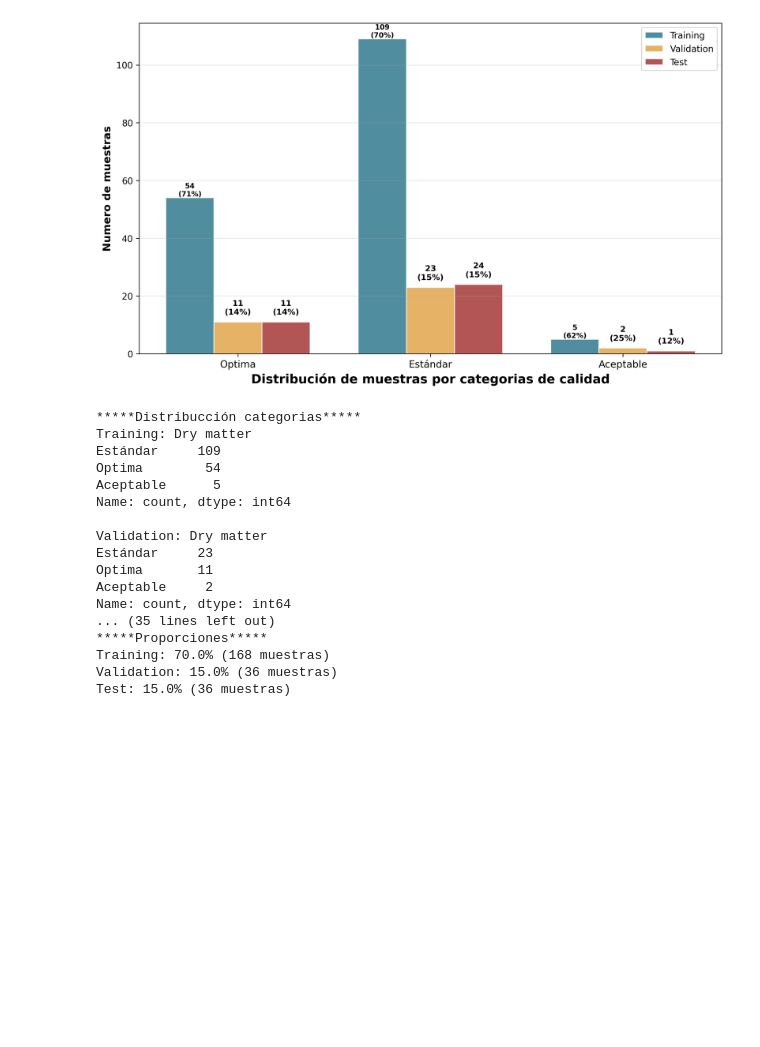
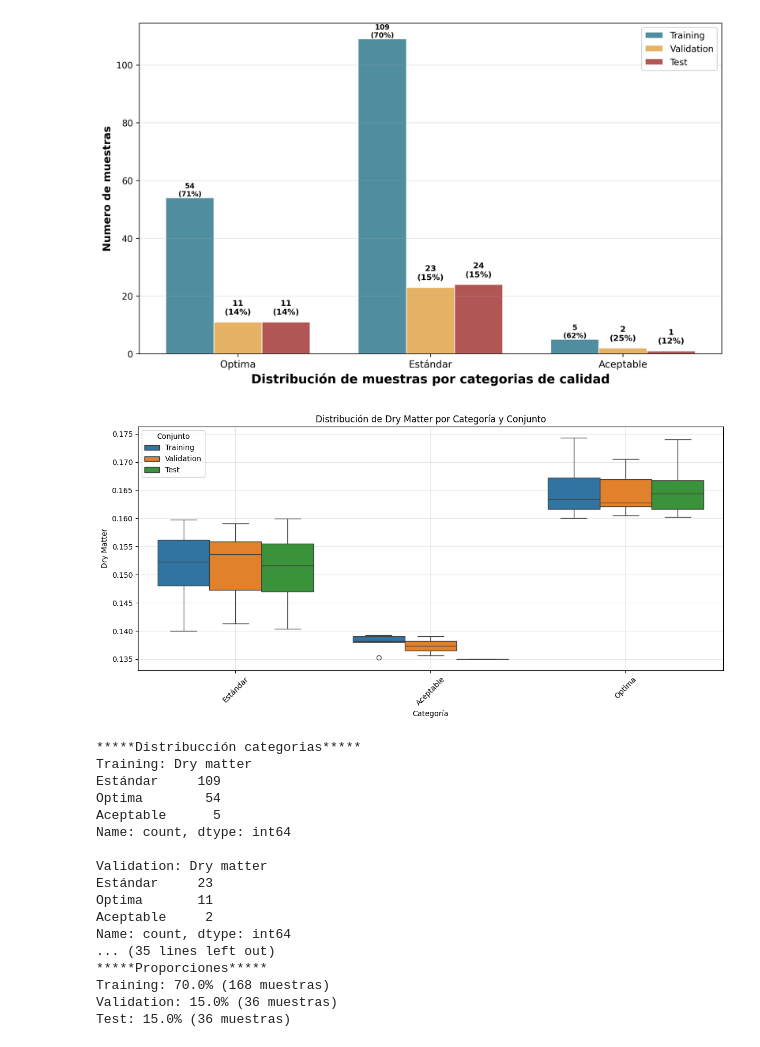
Before and after one commit to VivianaPM/DL-VisNIR-QualityClassifier, a Jupyter notebook: apple/modelApple.ipynb, the cells around one changed output. Cells and saved outputs as stored; diff of their text form; code cells hidden in the pictures; blank space fills up the shorter version.

Commit message:
feat: añade boxplot de Dry matter por categoria

```diff
--- a/apple/modelApple.ipynb
+++ b/apple/modelApple.ipynb
@@ -226,6 +226,36 @@ plt.show
 # %% [output]
 <function matplotlib.pyplot.show(close=None, block=None)>
 [figure]
+# %%
+import seaborn as sns
+
+def created_graph_boxplot(val_train, val_val, val_test):
+    data_graph = []
+
+    for x, val_dict in [('Training', valores_train),
+                       ('Validation', valores_val),
+                       ('Test', valores_test)]:
+        for cat, val in val_dict.items():
+            if len(val) > 0:
+                for valor in val:
+                    data_graph.append({ 'Conjunto': x, 'Categoría': cat, 'Dry Matter': valor})
+
+    df_grafico = pd.DataFrame(data_graph)
+
+    # Crear el gráfico
+    plt.figure(figsize=(12, 6))
+    sns.boxplot(data=df_grafico, x='Categoría', y='Dry Matter', hue='Conjunto')
+    plt.title('Distribución de Dry Matter por Categoría y Conjunto')
+    plt.xticks(rotation=45)
+    plt.grid(True, alpha=0.3)
+    plt.tight_layout()
+    plt.show()
+
+    return df_grafico
+
+df_boxplot = created_graph_boxplot(valores_train, valores_val, valores_test)
+# %% [output]
+[figure, added]
 # %%
 # Verificar la distribución
 print('*'*5 + "Distribucción categorias" + '*'*5)
```
